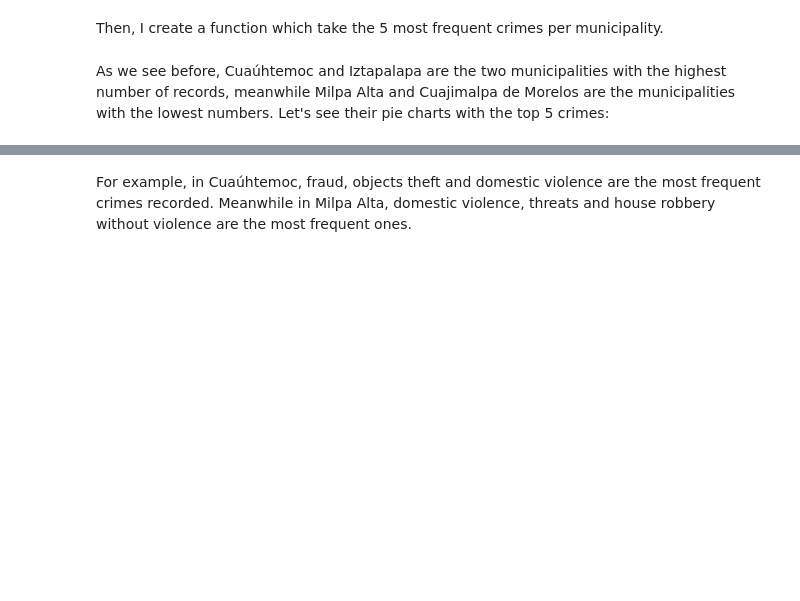
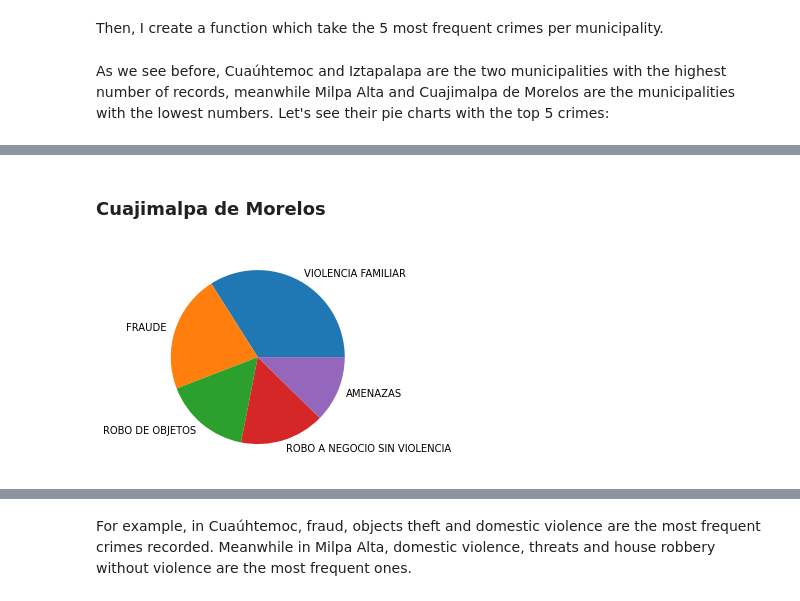
Before and after one commit to lorenaphys/CPBI, a Jupyter notebook: notebooks/Tech_interview.ipynb, the cells around one changed output, grey strips where cells are left out. Cells and saved outputs as stored; diff of their text form; code cells hidden in the pictures; blank space fills up the shorter version.

```diff
--- a/notebooks/Tech_interview.ipynb
+++ b/notebooks/Tech_interview.ipynb
@@ -93,0 +103,7 @@ plt.show()
+# %% [markdown]
+### Cuajimalpa de Morelos
+# %%
+plt.pie(top_crime_cuajimalpa['size'], labels = top_crime_cuajimalpa['delito'])
+plt.show()
+# %% [output]
+[figure, added]
```
Also changed, not shown: parts of 9 cells of this notebook.
